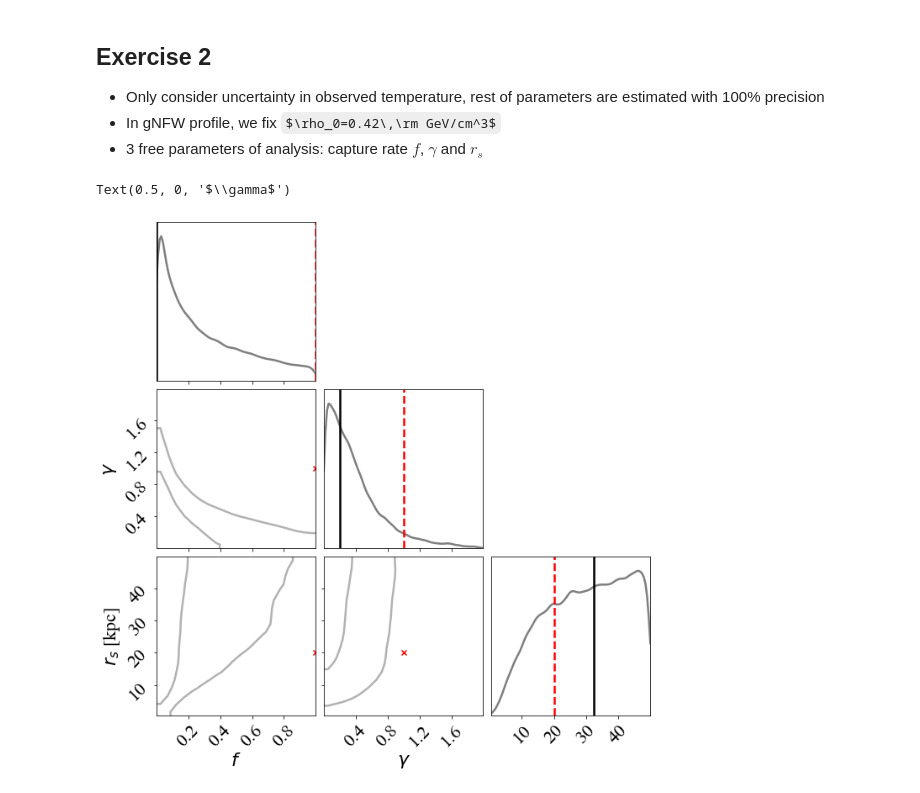
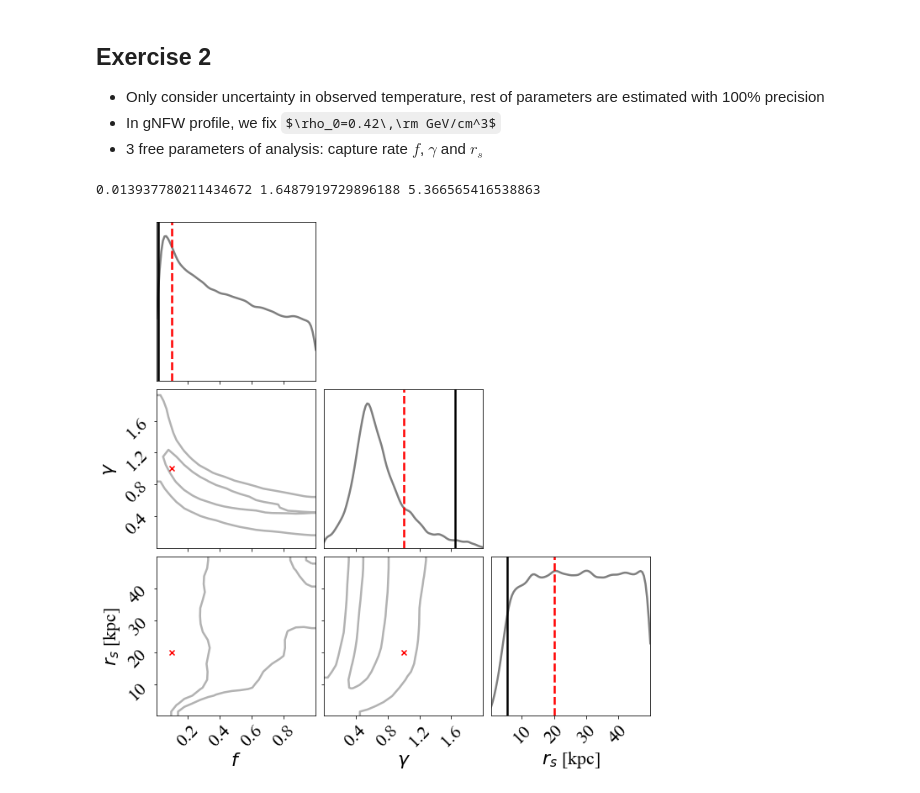
Before and after one commit to SvPoder/exoplanets, a Jupyter notebook: jupyter-notebook/reconstructed_DM.ipynb, the cells around one changed output. Cells and saved outputs as stored; diff of their text form; code cells hidden in the pictures; some formulas as TeX source.

```diff
--- a/jupyter-notebook/reconstructed_DM.ipynb
+++ b/jupyter-notebook/reconstructed_DM.ipynb
@@ -524,39 +526,41 @@ for n in nBDs:
 - In gNFW profile, we fix $\rho_0=0.42\,\rm GeV/cm^3$
 - 3 free parameters of analysis: capture rate $f$, $\gamma$ and $r_s$
 # %%
-_file   = open("../results/bayesian/ex2/N100_relunc0.05/likelihood_ex2_N100_relunc0.05_f0.1gamma0.2v0", "rb")
-like    = pickle.load(_file)
-_file   = open("../results/bayesian/ex2/N100_relunc0.05/posterior_ex2_N100_relunc0.05_f0.1gamma0.2v0", "rb")
-samples = pickle.load(_file)
+filepath = "/Users/mariabenito/Desktop/results/ex2/"
+_file    = open(filepath + "N100_relunc0.05/likelihood_ex2_N100_relunc0.05_f0.1gamma1.0v47", "rb")
+like     = pickle.load(_file)
+_file    = open(filepath + "N100_relunc0.05/posterior_ex2_N100_relunc0.05_f0.1gamma1.0v47", "rb")
+samples  = pickle.load(_file)
 
 smooth=1.
 fig, axes = corner(samples, levels=(1-np.exp(-0.5), 1-np.exp(-2)), plot_datapoints=False,
                    plot_density=False, fill_contours=False, smooth=smooth)
 
 # plot KDE smoothed version of distributions
 for axidx, samps in zip([0, 4, 8], samples.T):
     kde   = gaussian_kde(samps)
     xvals = fig.axes[axidx].get_xlim()
     xvals = np.linspace(xvals[0], xvals[1], 100)
     fig.axes[axidx].plot(xvals, kde(xvals)/np.max(kde(xvals)), color="k", lw=2.5, alpha=0.5)
 
 ML = samples[np.argmax(like)]
 axes[0, 0].axvline(ML[0], ls="-", lw=2.5, color="k")
 axes[1, 1].axvline(ML[1], ls="-", lw=2.5, color="k")
 axes[2, 2].axvline(ML[2], ls="-", lw=2.5, color="k")
-axes[0, 0].axvline(1., ls="--", lw=2.5, color="red")
-axes[1, 1].axvline(1., ls="--", lw=2.5, color="red")
+axes[0, 0].axvline(0.1, ls="--", lw=2.5, color="red")
+axes[1, 1].axvline(1.0, ls="--", lw=2.5, color="red")
 axes[2, 2].axvline(20., ls="--", lw=2.5, color="red")
-axes[1, 0].scatter(1., 1., marker="x", color="red")
-axes[2, 0].scatter(1., 20., marker="x", color="red")
-axes[2, 1].scatter(1., 20., marker="x", color="red")
+axes[1, 0].scatter(0.1, 1.0, marker="x", color="red")
+axes[2, 0].scatter(0.1, 20., marker="x", color="red")
+axes[2, 1].scatter(1.0, 20., marker="x", color="red")
 
 axes[1, 0].set_ylabel(r"$\gamma$")
 axes[2, 0].set_xlabel(r"$f$")
 axes[2, 0].set_ylabel(r"$r_s$ [kpc]")
 axes[2, 1].set_xlabel(r"$\gamma$")
+axes[2, 2].set_xlabel(r"$r_s$ [kpc]")
 
-#print(ML[0], ML[1], ML[2])
+print(ML[0], ML[1], ML[2])
 # %% [output]
-Text(0.5, 0, '$\\gamma$')
+0.013937780211434672 1.6487919729896188 5.366565416538863
-[figure, old version]
+[figure, new version]
```
Also changed, not shown: parts of 7 cells of this notebook, 1 other file.
